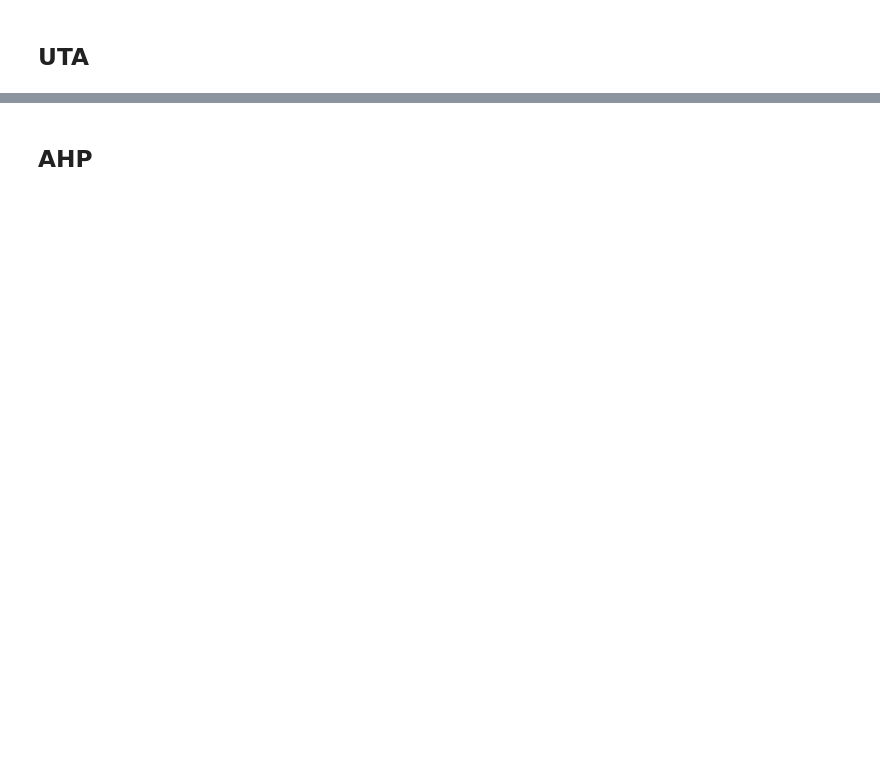
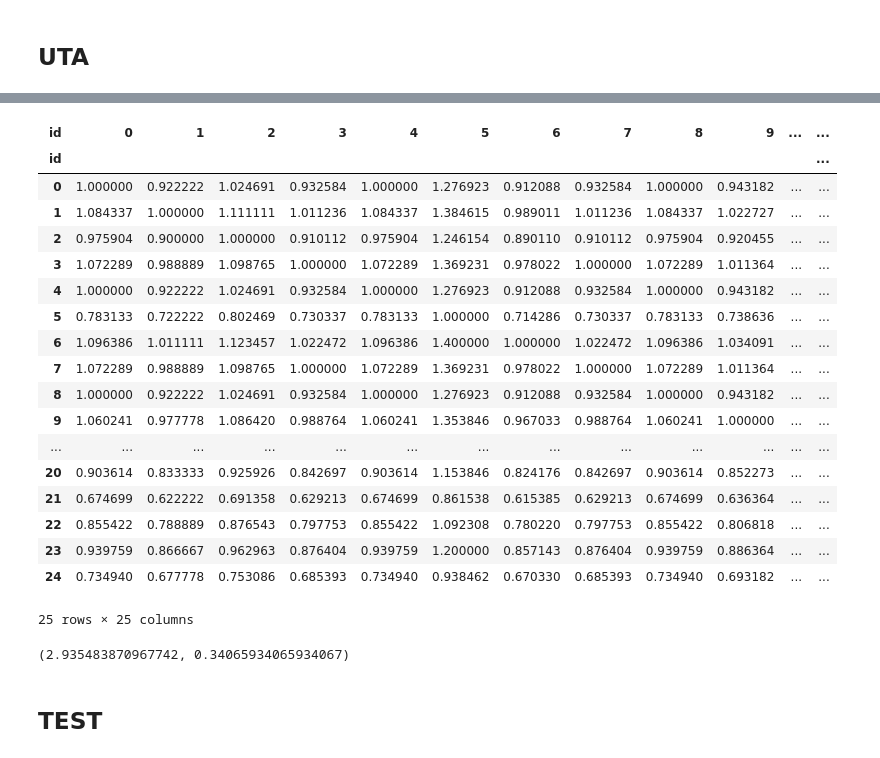
Before and after one commit to MatTheTab/Decision_Analysis, a Jupyter notebook: Project_2/Decision_Analysis_Project_2.ipynb, the cells around one changed output, grey strips where cells are left out. Drawn from its saved outputs; the diff is of its cells as text; code cells hidden in the pictures; blank space fills up the shorter version.

```diff
--- a/Project_2/Decision_Analysis_Project_2.ipynb
+++ b/Project_2/Decision_Analysis_Project_2.ipynb
@@ -77,0 +126,40 @@ data
+# %%
+proportions = []
+for i in range(len(data)):
+    row = []
+    for j in range(len(data)):
+        if data.at[j, 'user_score'] != 0:
+            row.append(data.at[i, 'user_score'] / data.at[j, 'user_score'])
+        else:
+            row.append(None)
+    proportions.append(row)
+
+df_proportions = pd.DataFrame(proportions, columns=data['id'], index=data['id'])
+df_proportions
+# %% [output]
+| id | 0 | 1 | 2 | 3 | 4 | 5 | 6 | 7 | 8 | 9 | ... | ... |
+| id |  |  |  |  |  |  |  |  |  |  |  | ... |
+| 0 | 1.000000 | 0.922222 | 1.024691 | 0.932584 | 1.000000 | 1.276923 | 0.912088 | 0.932584 | 1.000000 | 0.943182 | ... | ... |
+| 1 | 1.084337 | 1.000000 | 1.111111 | 1.011236 | 1.084337 | 1.384615 | 0.989011 | 1.011236 | 1.084337 | 1.022727 | ... | ... |
+| 2 | 0.975904 | 0.900000 | 1.000000 | 0.910112 | 0.975904 | 1.246154 | 0.890110 | 0.910112 | 0.975904 | 0.920455 | ... | ... |
+| 3 | 1.072289 | 0.988889 | 1.098765 | 1.000000 | 1.072289 | 1.369231 | 0.978022 | 1.000000 | 1.072289 | 1.011364 | ... | ... |
+| 4 | 1.000000 | 0.922222 | 1.024691 | 0.932584 | 1.000000 | 1.276923 | 0.912088 | 0.932584 | 1.000000 | 0.943182 | ... | ... |
+| 5 | 0.783133 | 0.722222 | 0.802469 | 0.730337 | 0.783133 | 1.000000 | 0.714286 | 0.730337 | 0.783133 | 0.738636 | ... | ... |
+| 6 | 1.096386 | 1.011111 | 1.123457 | 1.022472 | 1.096386 | 1.400000 | 1.000000 | 1.022472 | 1.096386 | 1.034091 | ... | ... |
+| 7 | 1.072289 | 0.988889 | 1.098765 | 1.000000 | 1.072289 | 1.369231 | 0.978022 | 1.000000 | 1.072289 | 1.011364 | ... | ... |
+| 8 | 1.000000 | 0.922222 | 1.024691 | 0.932584 | 1.000000 | 1.276923 | 0.912088 | 0.932584 | 1.000000 | 0.943182 | ... | ... |
+| 9 | 1.060241 | 0.977778 | 1.086420 | 0.988764 | 1.060241 | 1.353846 | 0.967033 | 0.988764 | 1.060241 | 1.000000 | ... | ... |
+| ... | ... | ... | ... | ... | ... | ... | ... | ... | ... | ... | ... | ... |
+| 20 | 0.903614 | 0.833333 | 0.925926 | 0.842697 | 0.903614 | 1.153846 | 0.824176 | 0.842697 | 0.903614 | 0.852273 | ... | ... |
+| 21 | 0.674699 | 0.622222 | 0.691358 | 0.629213 | 0.674699 | 0.861538 | 0.615385 | 0.629213 | 0.674699 | 0.636364 | ... | ... |
+| 22 | 0.855422 | 0.788889 | 0.876543 | 0.797753 | 0.855422 | 1.092308 | 0.780220 | 0.797753 | 0.855422 | 0.806818 | ... | ... |
+| 23 | 0.939759 | 0.866667 | 0.962963 | 0.876404 | 0.939759 | 1.200000 | 0.857143 | 0.876404 | 0.939759 | 0.886364 | ... | ... |
+| 24 | 0.734940 | 0.677778 | 0.753086 | 0.685393 | 0.734940 | 0.938462 | 0.670330 | 0.685393 | 0.734940 | 0.693182 | ... | ... |
+25 rows × 25 columns
+# %%
+max_val = df_proportions.max().max()
+min_val = df_proportions.min().min()
+
+max_val, min_val
+# %% [output]
+(2.935483870967742, 0.34065934065934067)
@@ -78,2 +169,2 @@ data
 # %% [markdown]
-## AHP
+## TEST
```
Also changed, not shown: parts of 4 cells of this notebook, 1 other file.
